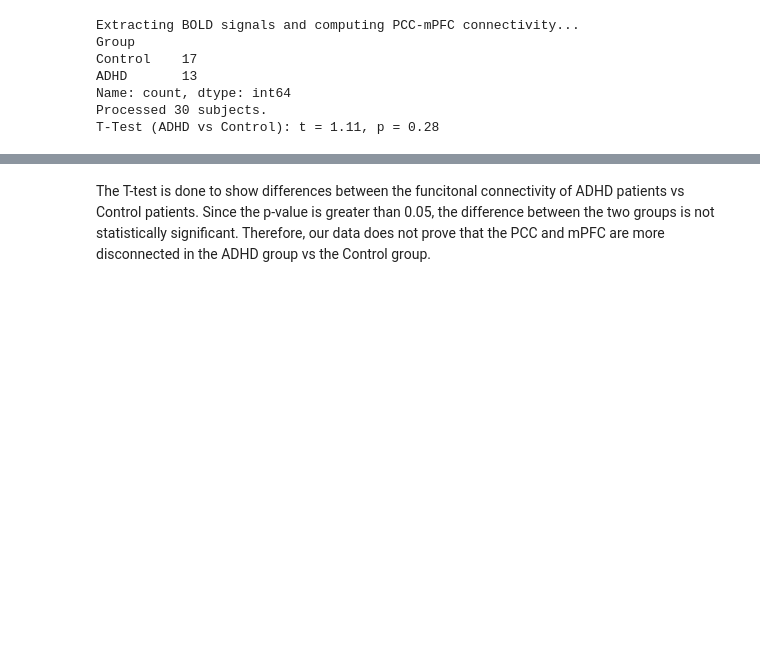
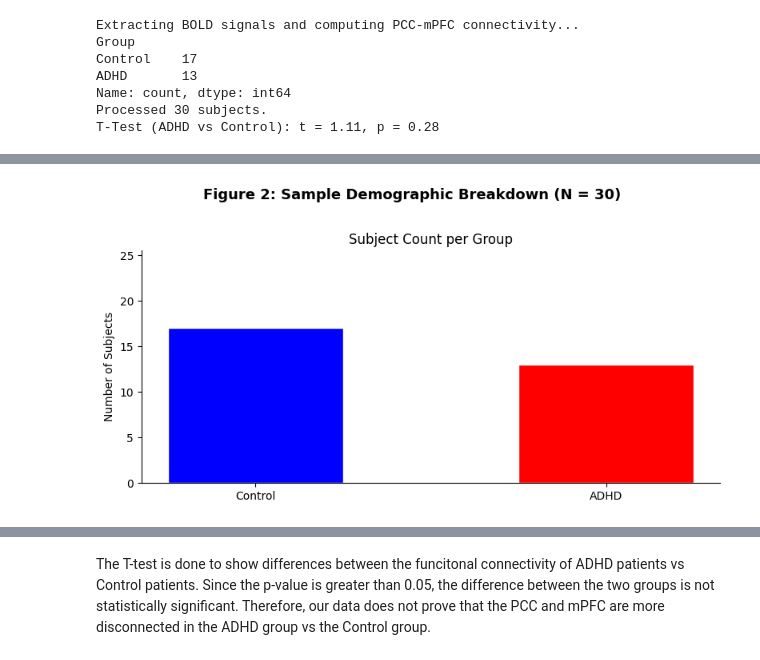
Before and after one commit to brandonmelendezrodr/bipn_finalproject, a Jupyter notebook: final_project_draft1.ipynb, the cells around one changed output, grey strips where cells are left out. Saved outputs shown, nothing was run; the diff lists cells and outputs as text; code cells hidden in the pictures; blank space fills up the shorter version.

```diff
--- a/final_project_draft1.ipynb
+++ b/final_project_draft1.ipynb
@@ -186,0 +215,22 @@ T-Test (ADHD vs Control): t = 1.11, p = 0.28
+# %%
+# Visualization of the Groups of our dataset
+group_counts = results_df['Group'].value_counts()
+
+fig, ax = plt.subplots(figsize=(8, 4))
+
+colors = ['red' if g == 'ADHD' else 'blue' for g in group_counts.index]
+ax.bar(group_counts.index, group_counts.values, color=colors, width=0.5, edgecolor='white')
+
+
+ax.set_ylabel('Number of Subjects')
+ax.set_title('Subject Count per Group')
+ax.set_ylim(0, group_counts.max() * 2)
+sns.despine()
+
+
+fig.suptitle(f'Figure 2: Sample Demographic Breakdown (N = {len(results_df)})',
+             fontsize=13, fontweight='bold', y=1.02)
+plt.tight_layout()
+plt.show()
+# %% [output]
+[figure, added]
```
Also changed, not shown: parts of 19 cells of this notebook.
